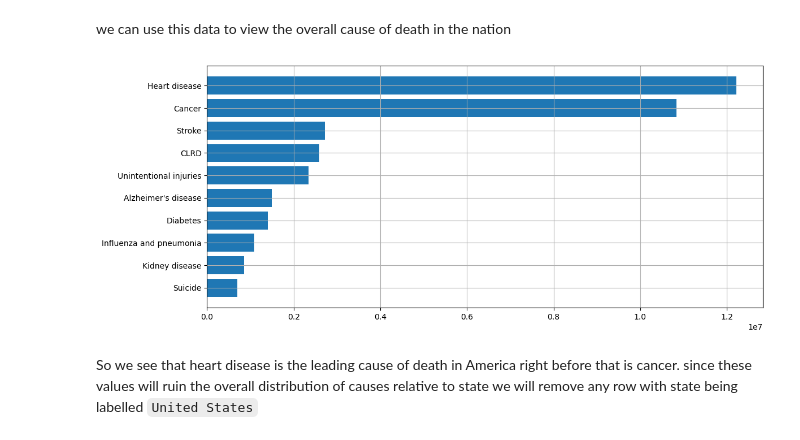
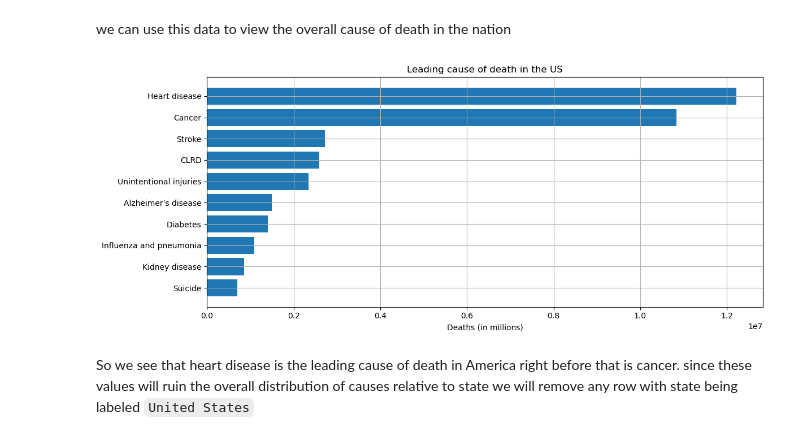
Before and after one commit to tcarr032/ML-dataset-projects, a Jupyter notebook: leading cause of death dataset/death_ml.ipynb, the cells around one changed output. Saved outputs shown, nothing was run; the diff lists cells and outputs as text; code cells hidden in the pictures.

```diff
--- a/leading cause of death dataset/death_ml.ipynb
+++ b/leading cause of death dataset/death_ml.ipynb
@@ -114,11 +114,13 @@ we can use this data to view the overall cause of death in the nation
 # %%
 plt.figure(figsize=(12,5))
 causes_us = data_us.groupby('Cause Name')['Deaths'].sum().sort_values(ascending=True).reset_index(name='count')
 plt.barh(causes_us['Cause Name'][:-1], causes_us['count'][:-1])
 plt.grid(True)
+plt.xlabel('Deaths (in millions)')
+plt.title("Leading cause of death in the US")
 save_fig('Overall cause of death in the US')
 plt.show()
 # %% [output]
-[figure, old version]
+[figure, new version]
 # %% [markdown]
-So we see that heart disease is the leading cause of death in America right before that is cancer. since these values will ruin the overall distribution of causes relative to state we will remove any row with state being labelled `United States`
+So we see that heart disease is the leading cause of death in America right before that is cancer. since these values will ruin the overall distribution of causes relative to state we will remove any row with state being labeled `United States`
```
Also changed, not shown: parts of 6 cells of this notebook, 4 other files.
